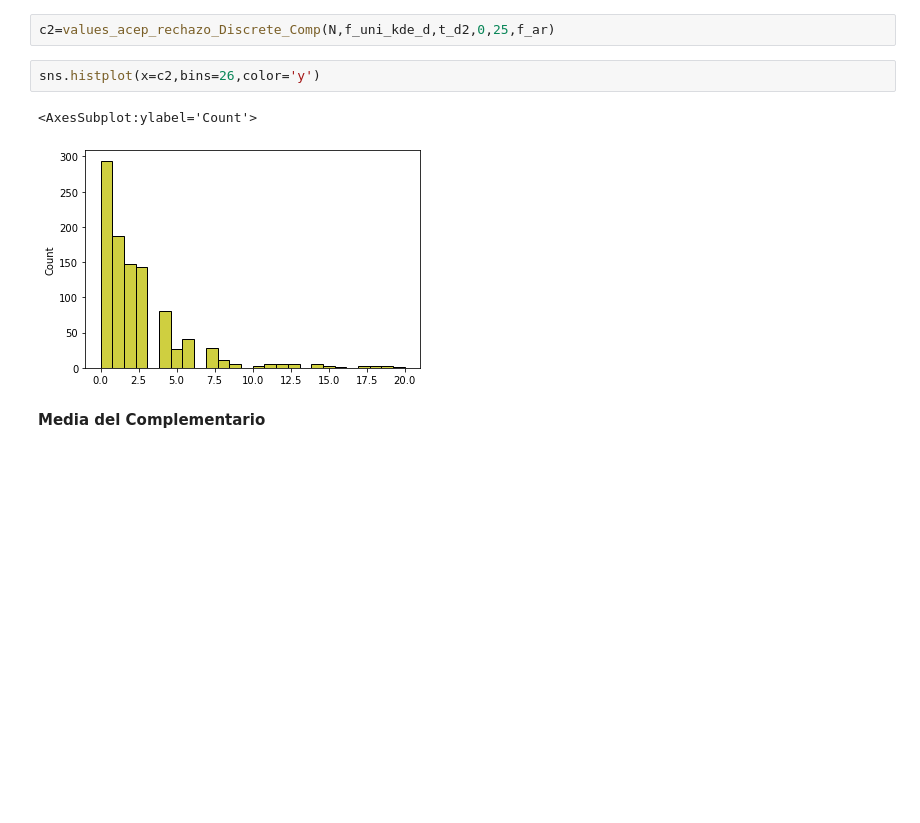
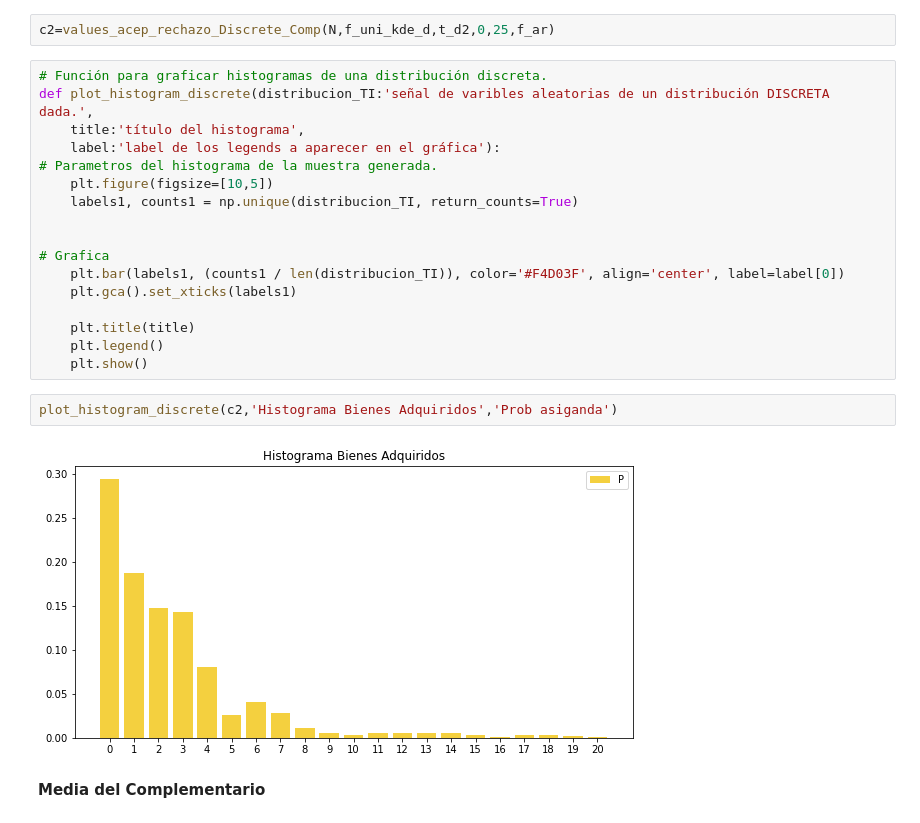
Before and after one commit to JuanPablo2019/Proyecto_modulo1, a Jupyter notebook: ProyectoModulo1_MaganaJ_PinedaB.ipynb, the cells around one changed output. Cells and saved outputs as stored; diff of their text form; blank space fills up the shorter version.

```diff
--- a/ProyectoModulo1_MaganaJ_PinedaB.ipynb
+++ b/ProyectoModulo1_MaganaJ_PinedaB.ipynb
@@ -2091,11 +2096,27 @@ def values_acep_rechazo_Discrete_Comp(N:'Cantidad de variables aleatorias a gene
     return np.concatenate([b,c])
 # %%
 c2=values_acep_rechazo_Discrete_Comp(N,f_uni_kde_d,t_d2,0,25,f_ar)
-# %%
-sns.histplot(x=c2,bins=26,color='y')
-# %% [output]
-<AxesSubplot:ylabel='Count'>
-[figure, removed]
+# %%
+# Función para graficar histogramas de una distribución discreta.
+def plot_histogram_discrete(distribucion_TI:'señal de varibles aleatorias de un distribución DISCRETA dada.',
+    title:'título del histograma',
+    label:'label de los legends a aparecer en el gráfica'):
+# Parametros del histograma de la muestra generada.
+    plt.figure(figsize=[10,5])
+    labels1, counts1 = np.unique(distribucion_TI, return_counts=True)
+
+
+# Grafica
+    plt.bar(labels1, (counts1 / len(distribucion_TI)), color='#F4D03F', align='center', label=label[0])
+    plt.gca().set_xticks(labels1)
+
+    plt.title(title)
+    plt.legend()
+    plt.show()
+# %%
+plot_histogram_discrete(c2,'Histograma Bienes Adquiridos','Prob asiganda')
+# %% [output]
+[figure, added]
 # %% [markdown]
 **Media del Complementario**
 # %%
```
Also changed, not shown: parts of 2 cells of this notebook.
